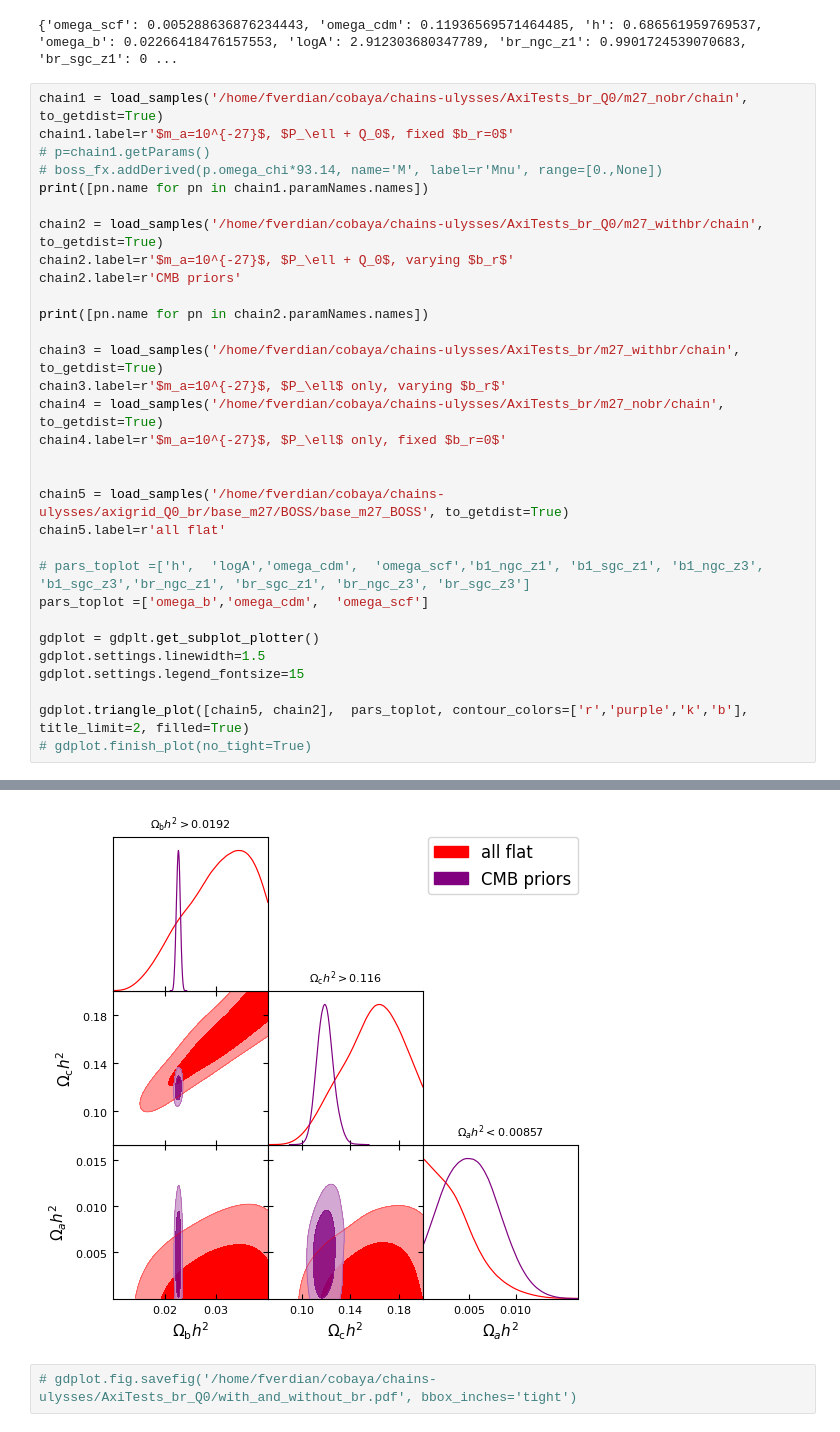
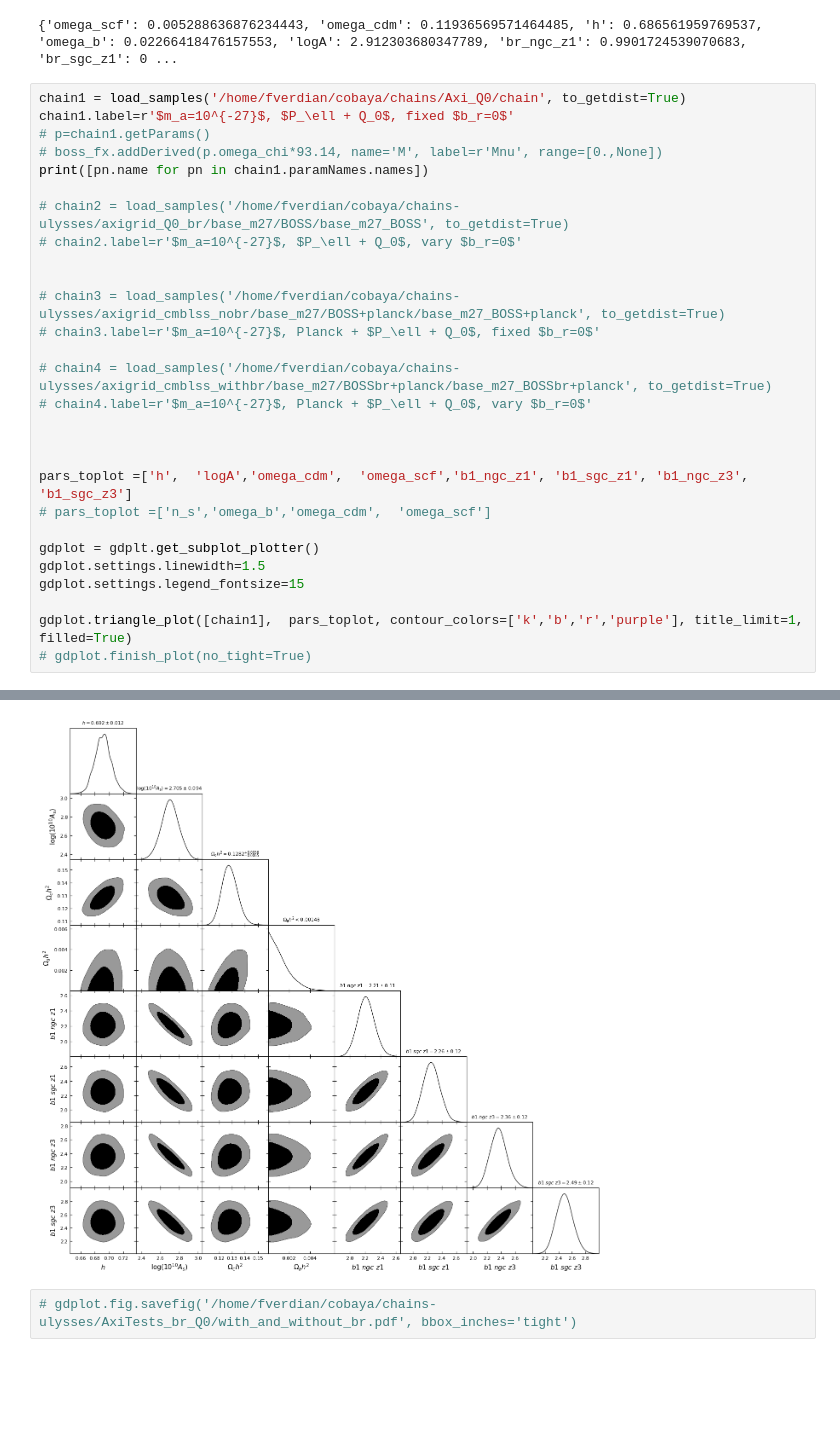
Before and after one commit to fverd/cobaya, a Jupyter notebook: FRA/analyze-chain.ipynb, the cells around one changed output, grey strips where cells are left out. Drawn from its saved outputs; the diff is of its cells as text; blank space fills up the shorter version.

```diff
--- a/FRA/analyze-chain.ipynb
+++ b/FRA/analyze-chain.ipynb
@@ -42,35 +42,32 @@ print(dict(zip(parkeys,chaingetdist.getMeans())))
 # %% [output]
 {'omega_scf': 0.005288636876234443, 'omega_cdm': 0.11936569571464485, 'h': 0.686561959769537, 'omega_b': 0.02266418476157553, 'logA': 2.912303680347789, 'br_ngc_z1': 0.9901724539070683, 'br_sgc_z1': 0 ...
 # %%
-chain1 = load_samples('/home/fverdian/cobaya/chains-ulysses/AxiTests_br_Q0/m27_nobr/chain', to_getdist=True)
+chain1 = load_samples('/home/fverdian/cobaya/chains/Axi_Q0/chain', to_getdist=True)
 chain1.label=r'$m_a=10^{-27}$, $P_\ell + Q_0$, fixed $b_r=0$'
 # p=chain1.getParams()
 # boss_fx.addDerived(p.omega_chi*93.14, name='M', label=r'Mnu', range=[0.,None])
 print([pn.name for pn in chain1.paramNames.names])
 
-chain2 = load_samples('/home/fverdian/cobaya/chains-ulysses/AxiTests_br_Q0/m27_withbr/chain', to_getdist=True)
-chain2.label=r'$m_a=10^{-27}$, $P_\ell + Q_0$, varying $b_r$'
-chain2.label=r'CMB priors'
-
-print([pn.name for pn in chain2.paramNames.names])
-
-chain3 = load_samples('/home/fverdian/cobaya/chains-ulysses/AxiTests_br/m27_withbr/chain', to_getdist=True)
-chain3.label=r'$m_a=10^{-27}$, $P_\ell$ only, varying $b_r$'
-chain4 = load_samples('/home/fverdian/cobaya/chains-ulysses/AxiTests_br/m27_nobr/chain', to_getdist=True)
-chain4.label=r'$m_a=10^{-27}$, $P_\ell$ only, fixed $b_r=0$'
+# chain2 = load_samples('/home/fverdian/cobaya/chains-ulysses/axigrid_Q0_br/base_m27/BOSS/base_m27_BOSS', to_getdist=True)
+# chain2.label=r'$m_a=10^{-27}$, $P_\ell + Q_0$, vary $b_r=0$'
 
 
-chain5 = load_samples('/home/fverdian/cobaya/chains-ulysses/axigrid_Q0_br/base_m27/BOSS/base_m27_BOSS', to_getdist=True)
-chain5.label=r'all flat'
+# chain3 = load_samples('/home/fverdian/cobaya/chains-ulysses/axigrid_cmblss_nobr/base_m27/BOSS+planck/base_m27_BOSS+planck', to_getdist=True)
+# chain3.label=r'$m_a=10^{-27}$, Planck + $P_\ell + Q_0$, fixed $b_r=0$'
 
-# pars_toplot =['h',  'logA','omega_cdm',  'omega_scf','b1_ngc_z1', 'b1_sgc_z1', 'b1_ngc_z3', 'b1_sgc_z3','br_ngc_z1', 'br_sgc_z1', 'br_ngc_z3', 'br_sgc_z3']
-pars_toplot =['omega_b','omega_cdm',  'omega_scf']
+# chain4 = load_samples('/home/fverdian/cobaya/chains-ulysses/axigrid_cmblss_withbr/base_m27/BOSSbr+planck/base_m27_BOSSbr+planck', to_getdist=True)
+# chain4.label=r'$m_a=10^{-27}$, Planck + $P_\ell + Q_0$, vary $b_r=0$'
+
+
+
+pars_toplot =['h',  'logA','omega_cdm',  'omega_scf','b1_ngc_z1', 'b1_sgc_z1', 'b1_ngc_z3', 'b1_sgc_z3']
+# pars_toplot =['n_s','omega_b','omega_cdm',  'omega_scf']
 
 gdplot = gdplt.get_subplot_plotter()
 gdplot.settings.linewidth=1.5
 gdplot.settings.legend_fontsize=15
 
-gdplot.triangle_plot([chain5, chain2],  pars_toplot, contour_colors=['r','purple','k','b'], title_limit=2, filled=True)
+gdplot.triangle_plot([chain1],  pars_toplot, contour_colors=['k','b','r','purple'], title_limit=1, filled=True)
 # gdplot.finish_plot(no_tight=True)
 # %% [output]
 ['omega_scf', 'omega_cdm', 'h', 'omega_b', 'logA', 'b1_ngc_z1', 'b1_sgc_z1', 'b1_ngc_z3', 'b1_sgc_z3', 'Omega_scf', 'm_axion', 'kJ0p5', 'A_s', 'minuslogprior', 'minuslogprior__0', 'chi2', 'chi2__pbjbo ...
@@ -78,4 +74,4 @@ gdplot.triangle_plot([chain5, chain2],  pars_toplot, contour_colors=['r','purple
-[figure, old version]
+[figure, new version]
 # %%
 # gdplot.fig.savefig('/home/fverdian/cobaya/chains-ulysses/AxiTests_br_Q0/with_and_without_br.pdf', bbox_inches='tight')
 # %%
```
Also changed, not shown: parts of 2 cells of this notebook, 7 other files.
